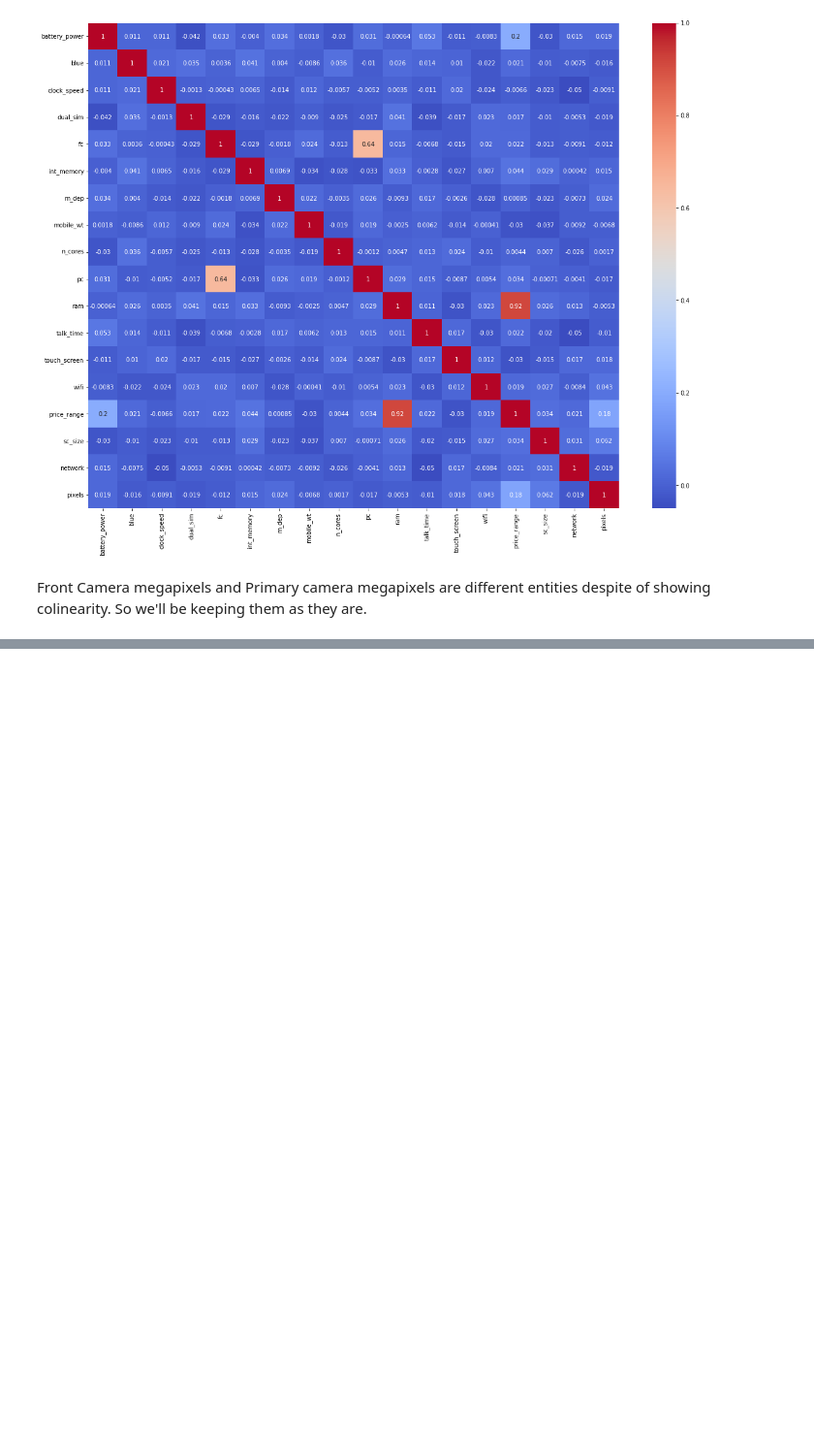
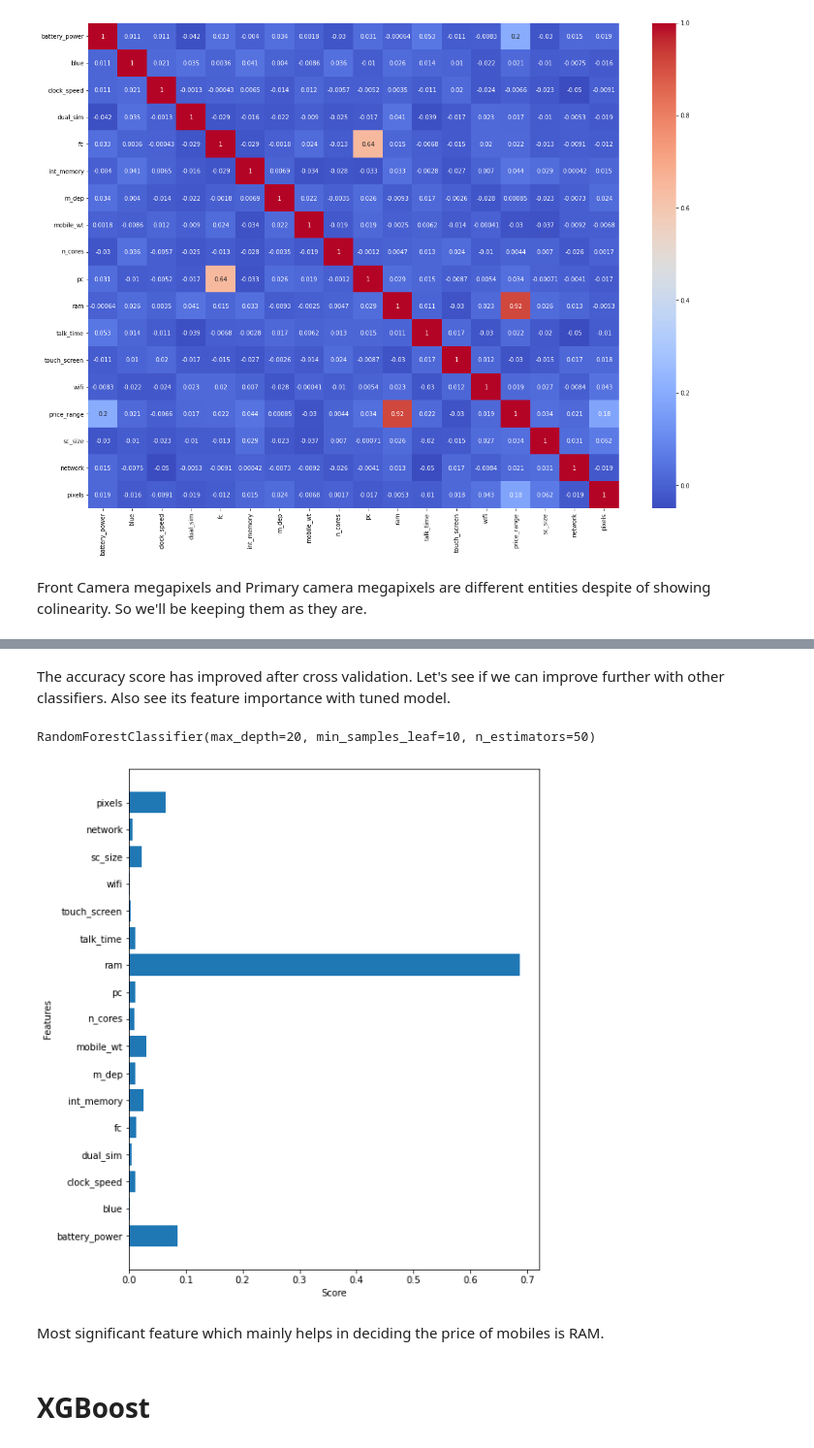
Before and after one commit to SubhamZap/Mobile-Price-Range-Prediction, a Jupyter notebook: Mobile_Price_Range_Prediction_Capstone_Project.ipynb, the cells around one changed output, grey strips where cells are left out. Shown at 97% size. Drawn from its saved outputs; the diff is of its cells as text; code cells hidden in the pictures; blank space fills up the shorter version.

```diff
--- a/Mobile_Price_Range_Prediction_Capstone_Project.ipynb
+++ b/Mobile_Price_Range_Prediction_Capstone_Project.ipynb
@@ -411,0 +480,6 @@ Front Camera megapixels and Primary camera megapixels are different entities des
+# %%
+# Applying logistic regression
+
+from sklearn.linear_model import LogisticRegression
+lr = LogisticRegression()
+lr.fit(X_train, y_train)
@@ -411,0 +561,7 @@ Front Camera megapixels and Primary camera megapixels are different entities des
+# %%
+# Applying Decision Tree
+
+from sklearn.tree import DecisionTreeClassifier
+
+dtc = DecisionTreeClassifier(max_depth = 5)
+dtc.fit(X_train, y_train)
@@ -411,0 +623,6 @@ Front Camera megapixels and Primary camera megapixels are different entities des
+# %%
+# Cross validation
+
+from sklearn.model_selection import GridSearchCV
+grid = GridSearchCV(dtc, param_grid = {'max_depth': (5, 30), 'max_leaf_nodes': (10, 100)}, scoring = 'accuracy', cv = 5, verbose = 24)
+grid.fit(X_train, y_train)
@@ -411,0 +691,7 @@ Front Camera megapixels and Primary camera megapixels are different entities des
+# %%
+# Applying Random Forest
+
+from sklearn.ensemble import RandomForestClassifier
+
+rfc = RandomForestClassifier(n_estimators = 20, max_depth = 5)
+rfc.fit(X_train, y_train)
@@ -411,0 +809,25 @@ Front Camera megapixels and Primary camera megapixels are different entities des
+# %% [markdown]
+The accuracy score has improved after cross validation. Let's see if we can improve further with other classifiers. Also see its feature importance with tuned model.
+# %%
+# Tuned model
+
+rfc_tuned = RandomForestClassifier(max_depth= 20, min_samples_leaf=10, n_estimators=50)
+rfc_tuned.fit(X_train, y_train)
+# %% [output]
+RandomForestClassifier(max_depth=20, min_samples_leaf=10, n_estimators=50)
+# %%
+# Feature importance
+importance = rfc.feature_importances_
+
+# plot feature importance
+plt.figure(figsize=(8, 10))
+plt.barh([X.columns[x] for x in range(len(importance))], importance)
+plt.ylabel('Features')
+plt.xlabel('Score')
+plt.show()
+# %% [output]
+[figure, added]
+# %% [markdown]
+Most significant feature which mainly helps in deciding the price of mobiles is RAM.
+# %% [markdown]
+# **XGBoost**
```
Also changed, not shown: parts of 75 cells of this notebook.
